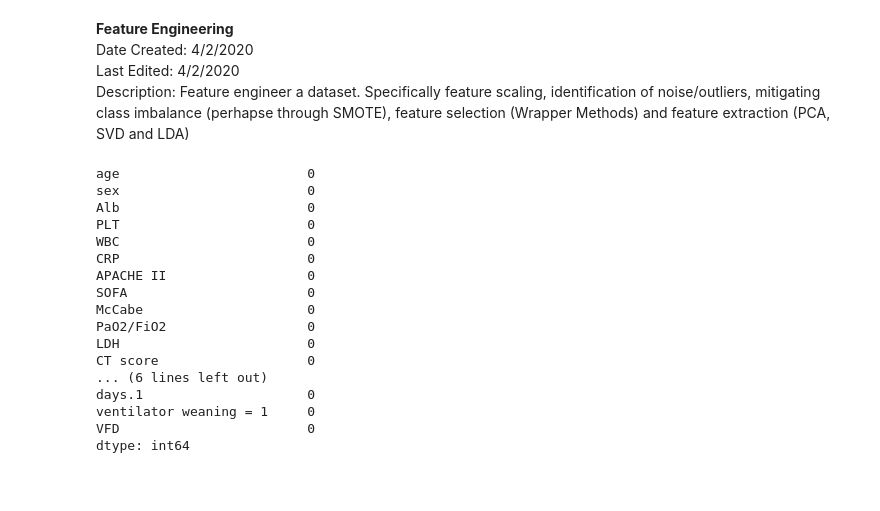
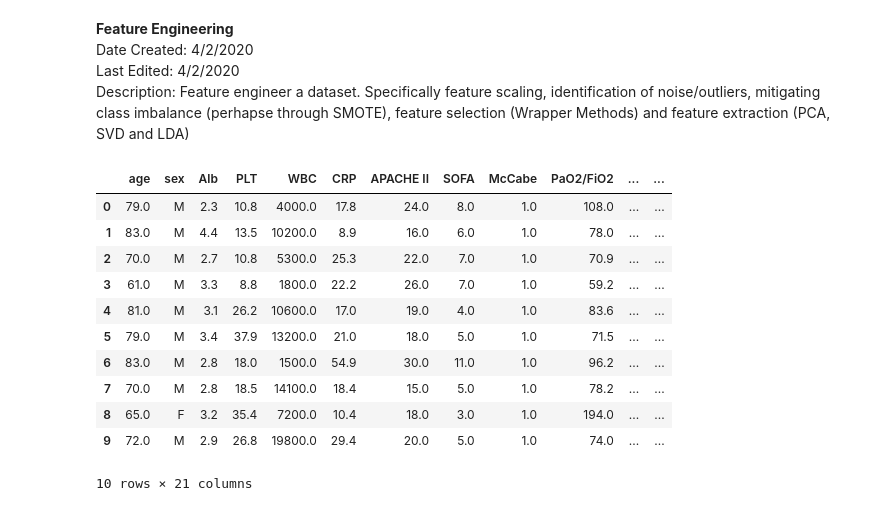
Before and after one commit to sarahmounho/CS329E-Project, a Jupyter notebook: Feature_Engineering.ipynb, the cells around one changed output. Drawn from its saved outputs; the diff is of its cells as text; code cells hidden in the pictures; blank space fills up the shorter version.

```diff
--- a/Feature_Engineering.ipynb
+++ b/Feature_Engineering.ipynb
@@ -10,25 +10,21 @@ import numpy as np
 # %%
 #Load cleaned data set
 from utils import intake_data
-data = intake_data(2)
+data = intake_data()
 data.isnull().sum(axis = 0)
+data.head(10)
 # %% [output]
+|  | age | sex | Alb | PLT | WBC | CRP | APACHE II | SOFA | McCabe | PaO2/FiO2 | ... | ... |
+| 0 | 79.0 | M | 2.3 | 10.8 | 4000.0 | 17.8 | 24.0 | 8.0 | 1.0 | 108.0 | ... | ... |
+| 1 | 83.0 | M | 4.4 | 13.5 | 10200.0 | 8.9 | 16.0 | 6.0 | 1.0 | 78.0 | ... | ... |
+| 2 | 70.0 | M | 2.7 | 10.8 | 5300.0 | 25.3 | 22.0 | 7.0 | 1.0 | 70.9 | ... | ... |
+| 3 | 61.0 | M | 3.3 | 8.8 | 1800.0 | 22.2 | 26.0 | 7.0 | 1.0 | 59.2 | ... | ... |
+| 4 | 81.0 | M | 3.1 | 26.2 | 10600.0 | 17.0 | 19.0 | 4.0 | 1.0 | 83.6 | ... | ... |
+| 5 | 79.0 | M | 3.4 | 37.9 | 13200.0 | 21.0 | 18.0 | 5.0 | 1.0 | 71.5 | ... | ... |
+| 6 | 83.0 | M | 2.8 | 18.0 | 1500.0 | 54.9 | 30.0 | 11.0 | 1.0 | 96.2 | ... | ... |
+| 7 | 70.0 | M | 2.8 | 18.5 | 14100.0 | 18.4 | 15.0 | 5.0 | 1.0 | 78.2 | ... | ... |
+| 8 | 65.0 | F | 3.2 | 35.4 | 7200.0 | 10.4 | 18.0 | 3.0 | 1.0 | 194.0 | ... | ... |
+| 9 | 72.0 | M | 2.9 | 26.8 | 19800.0 | 29.4 | 20.0 | 5.0 | 1.0 | 74.0 | ... | ... |
-age                        0
-sex                        0
-Alb                        0
-PLT                        0
-WBC                        0
-CRP                        0
-APACHE II                  0
-SOFA                       0
-McCabe                     0
-PaO2/FiO2                  0
-LDH                        0
-CT score                   0
-... (6 lines left out)
-days.1                     0
-ventilator weaning = 1     0
-VFD                        0
-dtype: int64
+10 rows × 21 columns
 # %%
 #Load dataset
```
Also changed, not shown: parts of 11 cells of this notebook.
